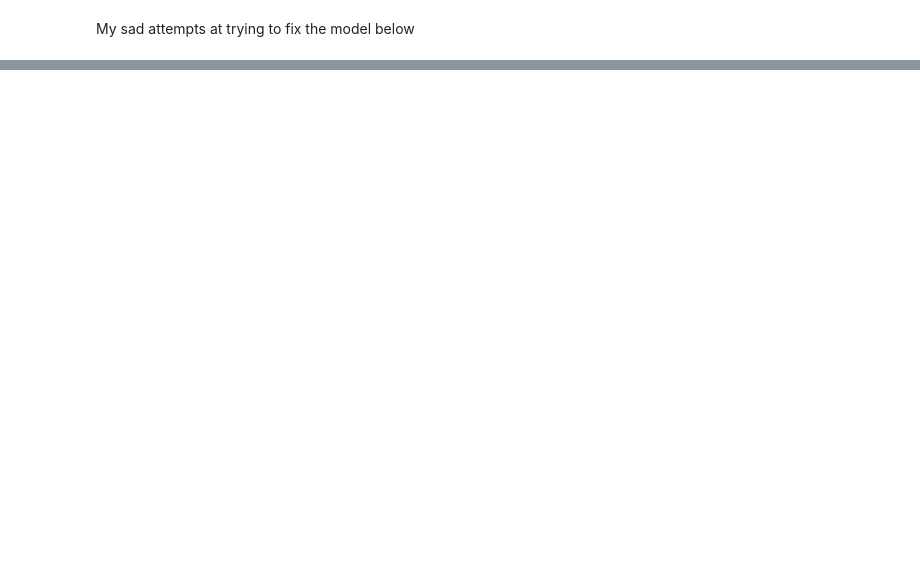
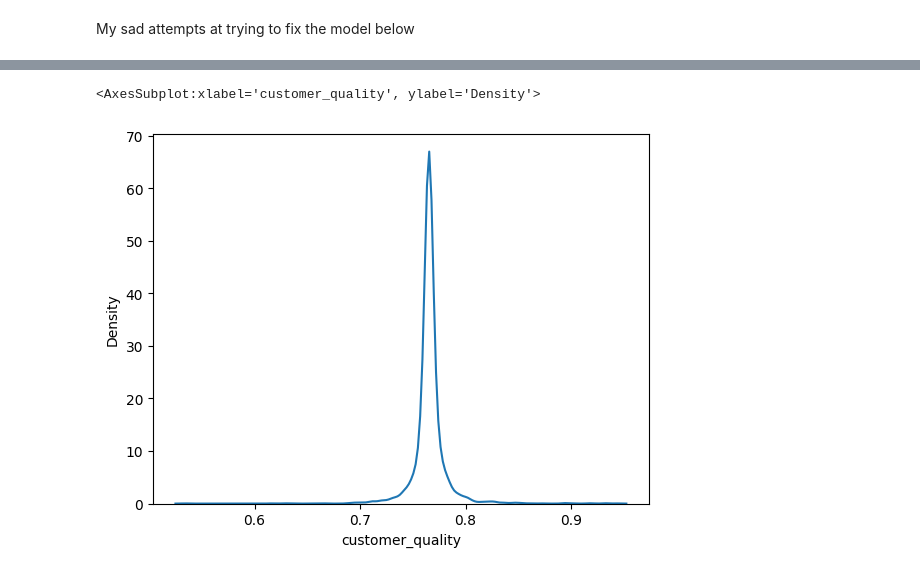
Before and after one commit to MAST30034-Applied-Data-Science/generic-buy-now-pay-later-project-group-17-adsb, a Jupyter notebook: notebooks/This is the model :( but with census features.ipynb, the cells around one changed output, grey strips where cells are left out. Drawn from its saved outputs; the diff is of its cells as text; code cells hidden in the pictures; blank space fills up the shorter version.

```diff
--- a/notebooks/This is the model :( but with census features.ipynb
+++ b/notebooks/This is the model :( but with census features.ipynb
@@ -348,0 +306,2 @@ census["Median_age_persons"] = (census["Median_age_persons"] - census["Median_ag
+# %%
+merchant_customer_qualities["customer_quality"] = 0.1 * (1 - merchant_customer_qualities["nill_income_percent"]) + 0.25 * (1 - merchant_customer_qualities["house_repay_to_income"]) + 0.4 * merchant_customer_qualities["age_factor"] + 0.35 * (1 - merchant_customer_qualities["high_income_proportion"])
@@ -406,0 +430,5 @@ My sad attempts at trying to fix the model below
+# %%
+sns.kdeplot(merchant_customer_qualities["customer_quality"])
+# %% [output]
+<AxesSubplot:xlabel='customer_quality', ylabel='Density'>
+[figure, added]
```
Also changed, not shown: parts of 28 cells of this notebook, 2 other files.
